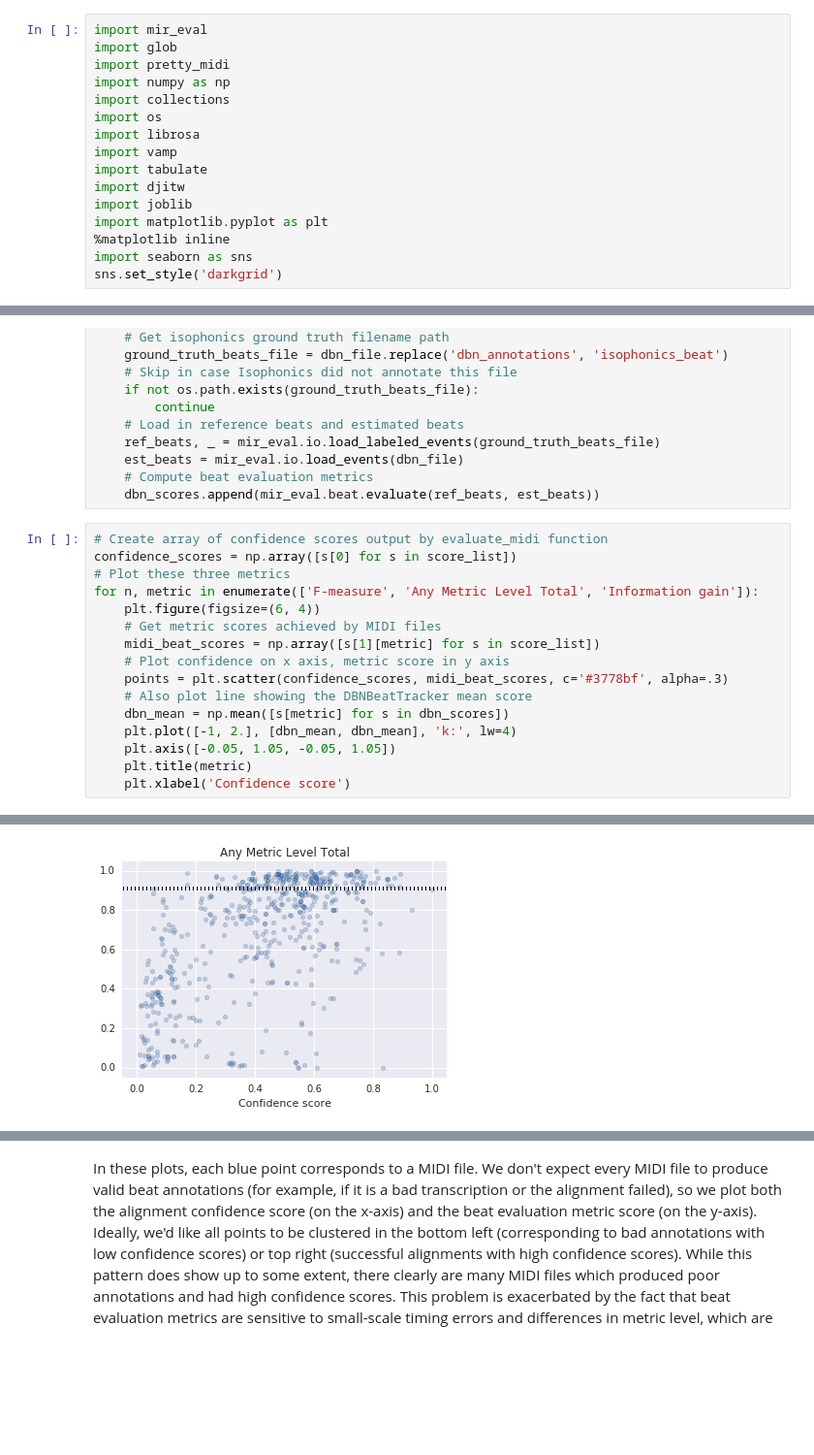
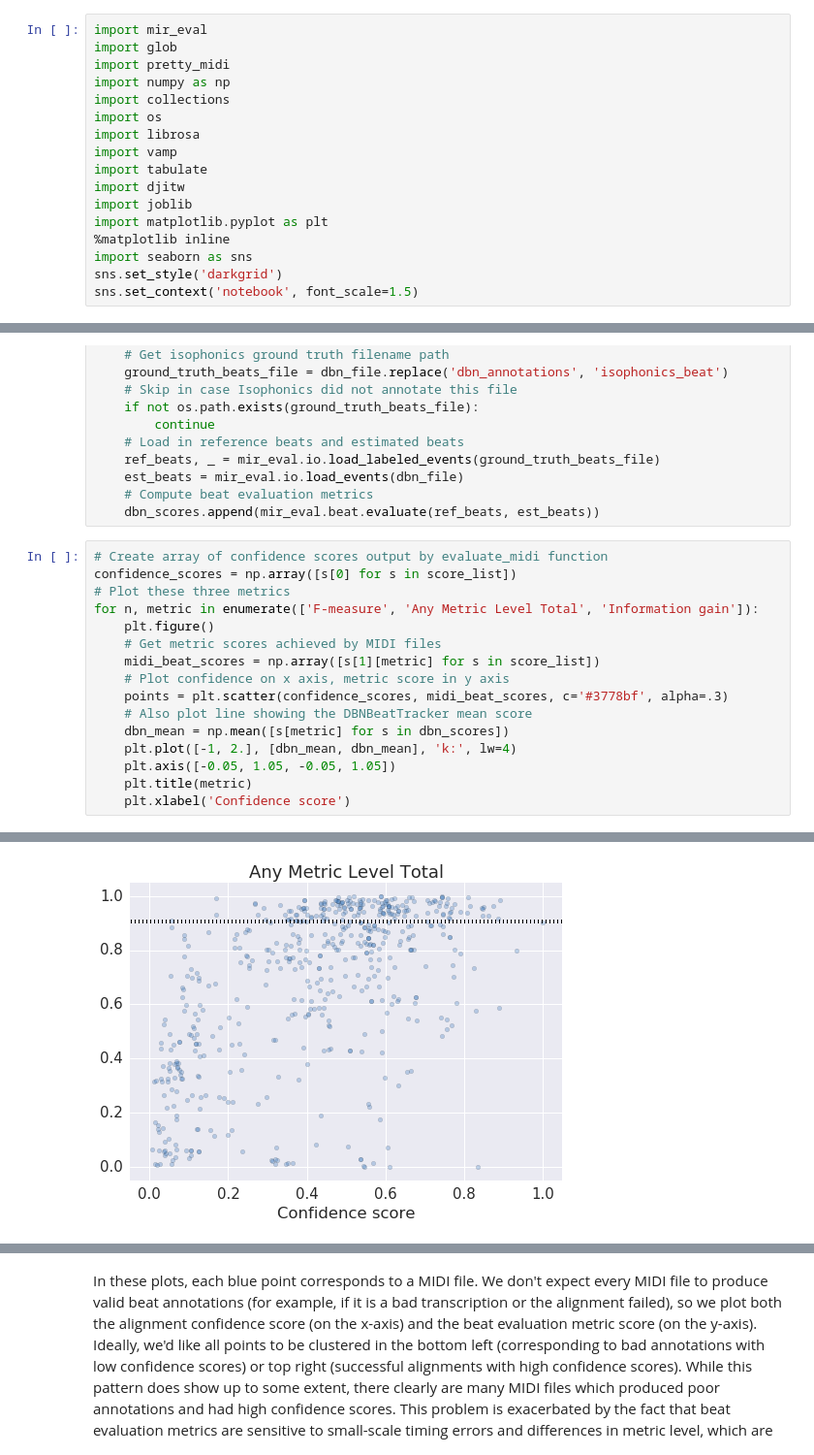
Before and after one commit to craffel/midi-ground-truth, a Jupyter notebook: Reliability Experiments.ipynb, the cells around one changed output, grey strips where cells are left out. Shown at 97% size. Cells and saved outputs as stored; diff of their text form; blank space fills up the shorter version.

Commit message:
Unify figure format

```diff
--- a/Reliability Experiments.ipynb
+++ b/Reliability Experiments.ipynb
@@ -18,6 +18,7 @@ import matplotlib.pyplot as plt
 %matplotlib inline
 import seaborn as sns
 sns.set_style('darkgrid')
+sns.set_context('notebook', font_scale=1.5)
 # %% [markdown]
 ## Key evaluation
 
@@ -288,7 +289,7 @@ for dbn_file in dbn_files_glob:
 confidence_scores = np.array([s[0] for s in score_list])
 # Plot these three metrics
 for n, metric in enumerate(['F-measure', 'Any Metric Level Total', 'Information gain']):
-    plt.figure(figsize=(6, 4))
+    plt.figure()
     # Get metric scores achieved by MIDI files
     midi_beat_scores = np.array([s[1][metric] for s in score_list])
     # Plot confidence on x axis, metric score in y axis
@@ -304 +305 @@ for n, metric in enumerate(['F-measure', 'Any Metric Level Total', 'Information
-[figure, old version]
+[figure, new version]
```
Also changed, not shown: parts of 1 cell of this notebook.
